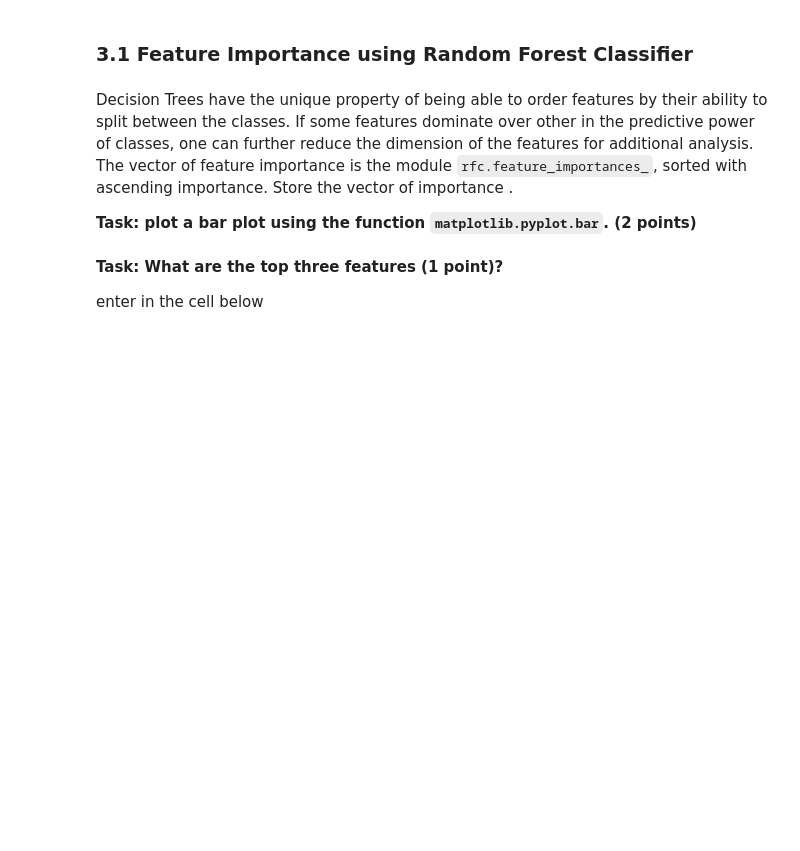
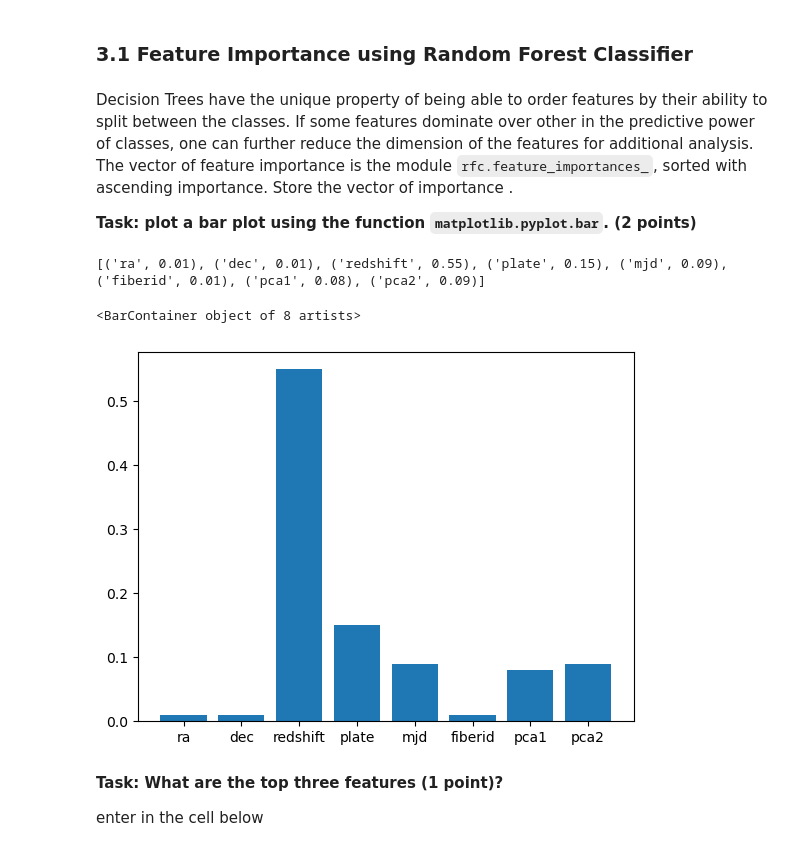
Before and after one commit to UW-ESS-DS/MLGeo2022_velgueta, a Jupyter notebook: Homework7/homework7.ipynb, the cells around one changed output. Saved outputs shown, nothing was run; the diff lists cells and outputs as text; code cells hidden in the pictures; blank space fills up the shorter version.

```diff
--- a/Homework7/homework7.ipynb
+++ b/Homework7/homework7.ipynb
@@ -858,3 +852,22 @@ Decision Trees have the unique property of being able to order features by their
+# %%
+# answer
+from sklearn.ensemble import RandomForestRegressor
+#matplotlib.pyplot.bar
+# vector of importance
+importances = list(rm_clf.feature_importances_)
+
+# vector of features
+cordinate=np.arange(0,8)
+altura=np.arange(0,8)
+
+altura= feature_importances
+print(altura)
+feature_importances = [(feature, round(importance, 2)) for feature, importance in zip(list(Dataf.columns), importances)]
+plt.bar(x=cordinate,height=[h[1] for h in altura], tick_label=[h[0] for h in altura])
+# %% [output]
+[('ra', 0.01), ('dec', 0.01), ('redshift', 0.55), ('plate', 0.15), ('mjd', 0.09), ('fiberid', 0.01), ('pca1', 0.08), ('pca2', 0.09)]
+<BarContainer object of 8 artists>
+[figure, added]
 # %% [markdown]
 **Task: What are the top three features (1 point)?**
 
```
Also changed, not shown: parts of 10 cells of this notebook.
